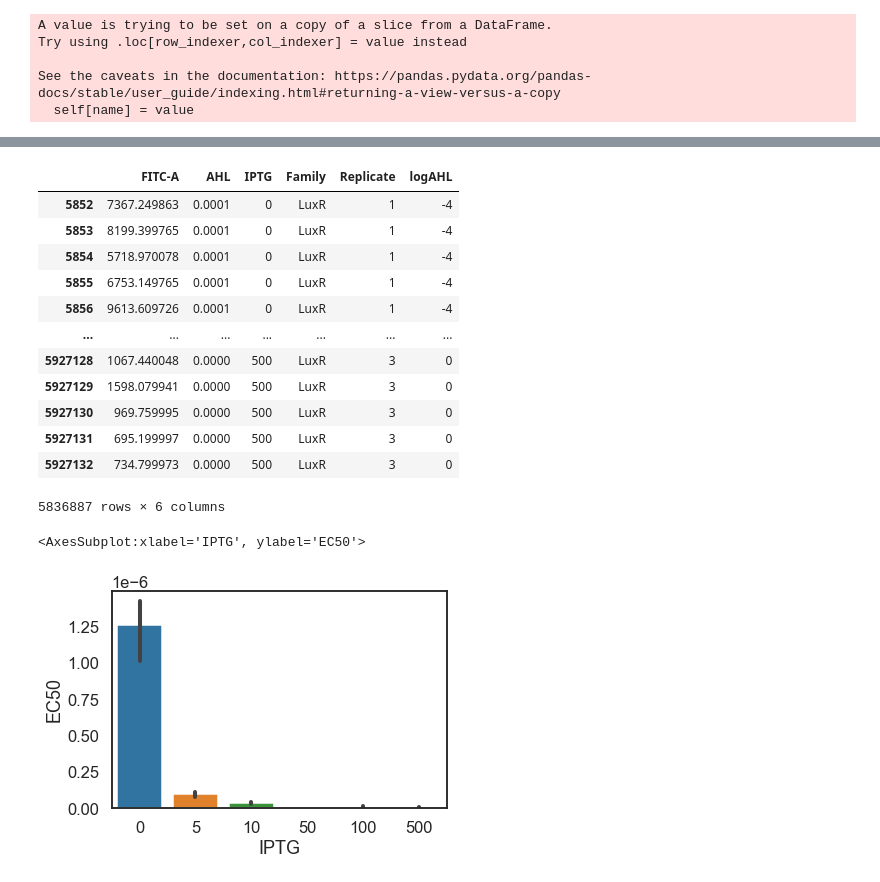
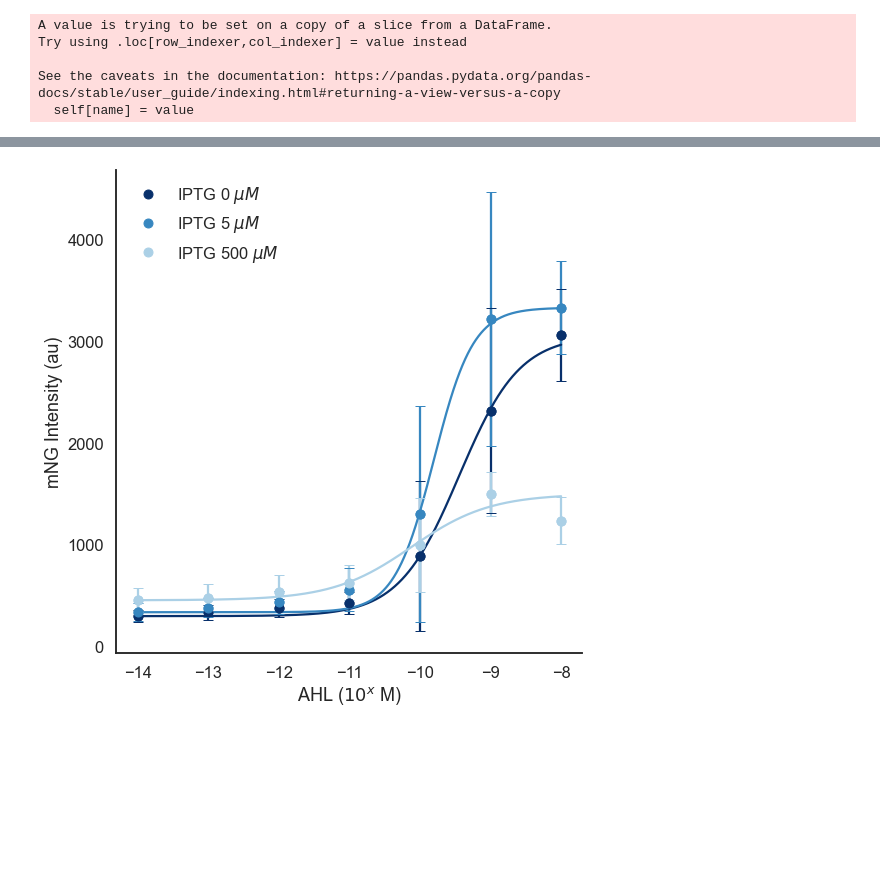
Before and after one commit to Jsakkos/cyano-sync, a Jupyter notebook: Figures/Hill fitting and plot.ipynb, the cells around one changed output, grey strips where cells are left out. Cells and saved outputs as stored; diff of their text form; code cells hidden in the pictures; blank space fills up the shorter version.

```diff
--- a/Figures/Hill fitting and plot.ipynb
+++ b/Figures/Hill fitting and plot.ipynb
@@ -123,28 +83,5 @@ lx
-# %%
-R =[]
-for i, fam in zip(mfi.IPTG.unique(),mfi.Family.unique()):
-    tmp = mfi[(mfi.IPTG ==i) & (mfi.Family == fam)]['FITC-A'].max()/mfi[(mfi.IPTG ==i) & (mfi.Family == fam)]['FITC-A'].min()
-    R.append([i,fam,tmp])
-R = pd.DataFrame(R,columns=['IPTG','Family','Induction Ratio'])
-# %%
-Lux = Data[Data.Family=='LuxR']
-Lux
-# %% [output]
-|  | FITC-A | AHL | IPTG | Family | Replicate | logAHL |
-| 5852 | 7367.249863 | 0.0001 | 0 | LuxR | 1 | -4 |
-| 5853 | 8199.399765 | 0.0001 | 0 | LuxR | 1 | -4 |
-| 5854 | 5718.970078 | 0.0001 | 0 | LuxR | 1 | -4 |
-| 5855 | 6753.149765 | 0.0001 | 0 | LuxR | 1 | -4 |
-| 5856 | 9613.609726 | 0.0001 | 0 | LuxR | 1 | -4 |
-| ... | ... | ... | ... | ... | ... | ... |
-| 5927128 | 1067.440048 | 0.0000 | 500 | LuxR | 3 | 0 |
-| 5927129 | 1598.079941 | 0.0000 | 500 | LuxR | 3 | 0 |
-| 5927130 | 969.759995 | 0.0000 | 500 | LuxR | 3 | 0 |
-| 5927131 | 695.199997 | 0.0000 | 500 | LuxR | 3 | 0 |
-| 5927132 | 734.799973 | 0.0000 | 500 | LuxR | 3 | 0 |
-5836887 rows × 6 columns
 # %%
-def plot_hill(median_fluorescence,standard_deviation,IPTG_range,colormap,ax=None,  **kwargs):
+def plot_hill(median_fluorescence,standard_deviation,IPTG_range,Family,colormap,ax=None,  **kwargs):
     """
     This is a function to generate Hill plots
 
@@ -173,19 +110,22 @@ def plot_hill(median_fluorescence,standard_deviation,IPTG_range,colormap,ax=None
     fits = pd.DataFrame(columns=['AHL','FITC-A','IPTG'])
     cmap = matplotlib.cm.get_cmap(colormap)
     colors = cmap(np.linspace(0,1,len(IPTG_range)+1))
+    mfi = median_fluorescence[median_fluorescence.Family ==Family]
+    mean = mfi.groupby(['IPTG','logAHL']).mean().reset_index()[['IPTG','logAHL','AHL','FITC-A']]
+    std = mfi.groupby(['IPTG','logAHL']).std().reset_index()[['IPTG','logAHL','AHL','FITC-A']]
     for i,iptg in enumerate(IPTG_range):
-        mean = median_fluorescence[(median_fluorescence.IPTG==iptg) & (median_fluorescence.logAHL != 0)]
-        std = standard_deviation[(standard_deviation.IPTG==iptg) & (standard_deviation.logAHL != 0)]
-        ax.errorbar(x=mean.logAHL.values,y=mean['FITC-A'].values,yerr=std['FITC-A'].values,color=colors[i],capsize=5,ls='',marker='o')
+        mn = mean[(mean.IPTG==iptg) & (mean.logAHL != 0)]
+        sd = std[(std.IPTG==iptg) & (std.logAHL != 0)]
+        ax.errorbar(x=mn.logAHL.values,y=mn['FITC-A'].values,yerr=sd['FITC-A'].values,color=colors[i],capsize=5,ls='',marker='o')
         def func(x, a, b):
-            return (mean['FITC-A'].max() -mean['FITC-A'].min()) / (1 + 10**(a * (np.log10(b)-np.log10(x)))) + mean['FITC-A'].min()
-        (a_, b_), _ = opt.curve_fit(func, mean.AHL, mean['FITC-A'],p0=[1,1e-9],maxfev=10000000)
+            return (mn['FITC-A'].max() -mn['FITC-A'].min()) / (1 + 10**(a * (np.log10(b)-np.log10(x)))) + mn['FITC-A'].min()
+        (a_, b_), _ = opt.curve_fit(func, mn.AHL, mn['FITC-A'],p0=[1,1e-9],maxfev=10000000)
         n = 1e6
-        x = np.linspace(mean.AHL.min(), mean.AHL.max(), int(n))
+        x = np.linspace(mn.AHL.min(), mn.AHL.max(), int(n))
         y_fit = func(x, a_, b_)
         fits=fits.append(pd.DataFrame(np.concatenate([[x], [y_fit],[np.ones(len(x))*iptg]]).T,columns=['AHL','FITC-A','IPTG']),ignore_index=True)
         lines2, =ax.plot(np.log10(x), y_fit, '-',color = colors[i],label='IPTG {:.1f} fit'.format(iptg))
-        lines += ax.plot(mean.logAHL.values, mean['FITC-A'].values, 'o',color = colors[i],label=r'IPTG {} $\mu M$'.format(iptg))
+        lines += ax.plot(mn.logAHL.values, mn['FITC-A'].values, 'o',color = colors[i],label=r'IPTG {} $\mu M$'.format(iptg))
 
     labels = [l.get_label() for l in lines]
     #labels = ax.get_labels()
@@ -228,5 +167,12 @@ fit = get_hill_params(mfi,'LuxR')
-# %%
-sns.barplot(x='IPTG',y='EC50',data=fits)
-# %% [output]
-<AxesSubplot:xlabel='IPTG', ylabel='EC50'>
-[figure, removed]
+# %%
+f, ax = plt.subplots(figsize=(8,8))
+sns.set_context('talk')
+sns.set_style('white')
+colors = ['#a1dab4','#41b6c4','#2c7fb8','#253494']
+plot_hill(mfi,std,[0,5,500],'LasR','Blues_r',ax)
+
+
+f.tight_layout()
+f.savefig('LasHill.png',dpi=600)
+# %% [output]
+[figure, added]
```
Also changed, not shown: parts of 13 cells of this notebook, 8 other files.
